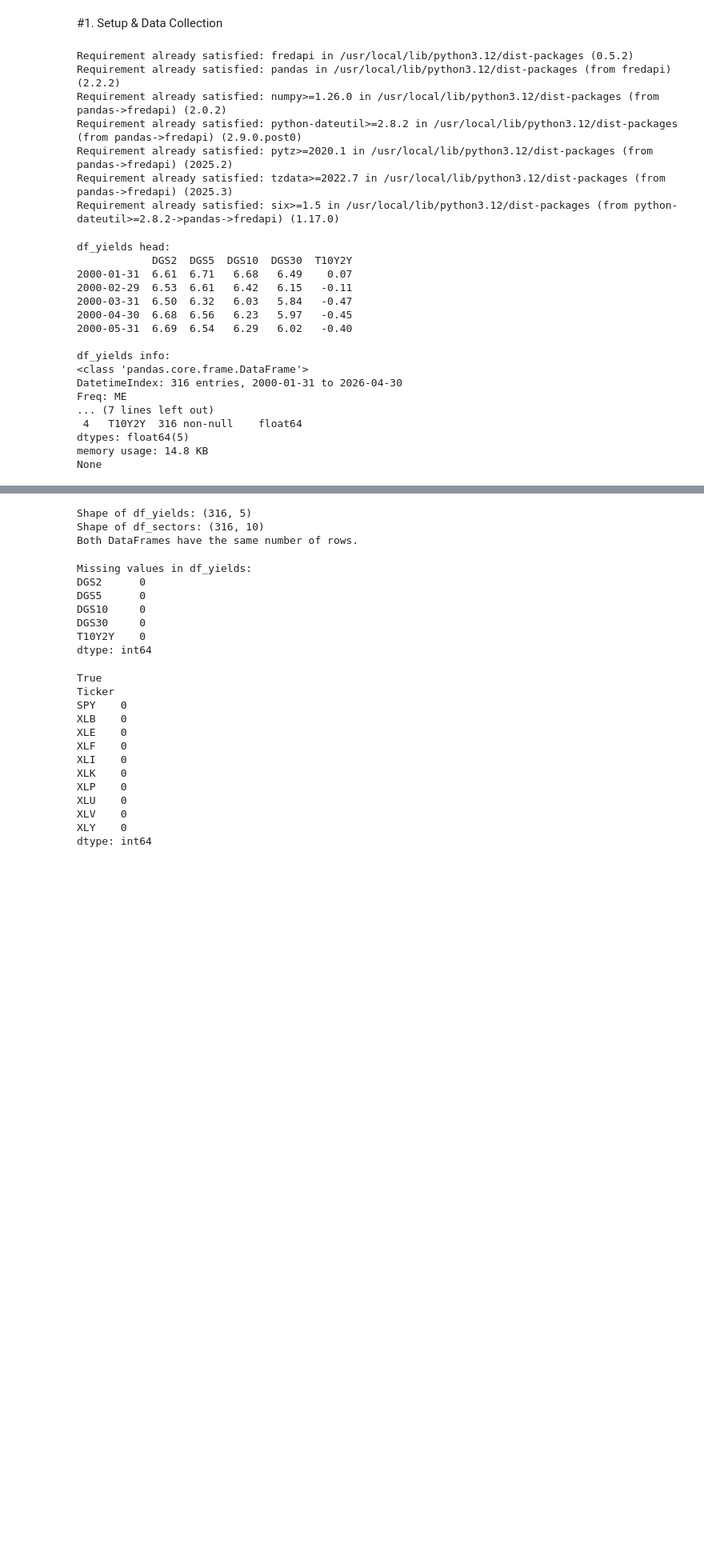
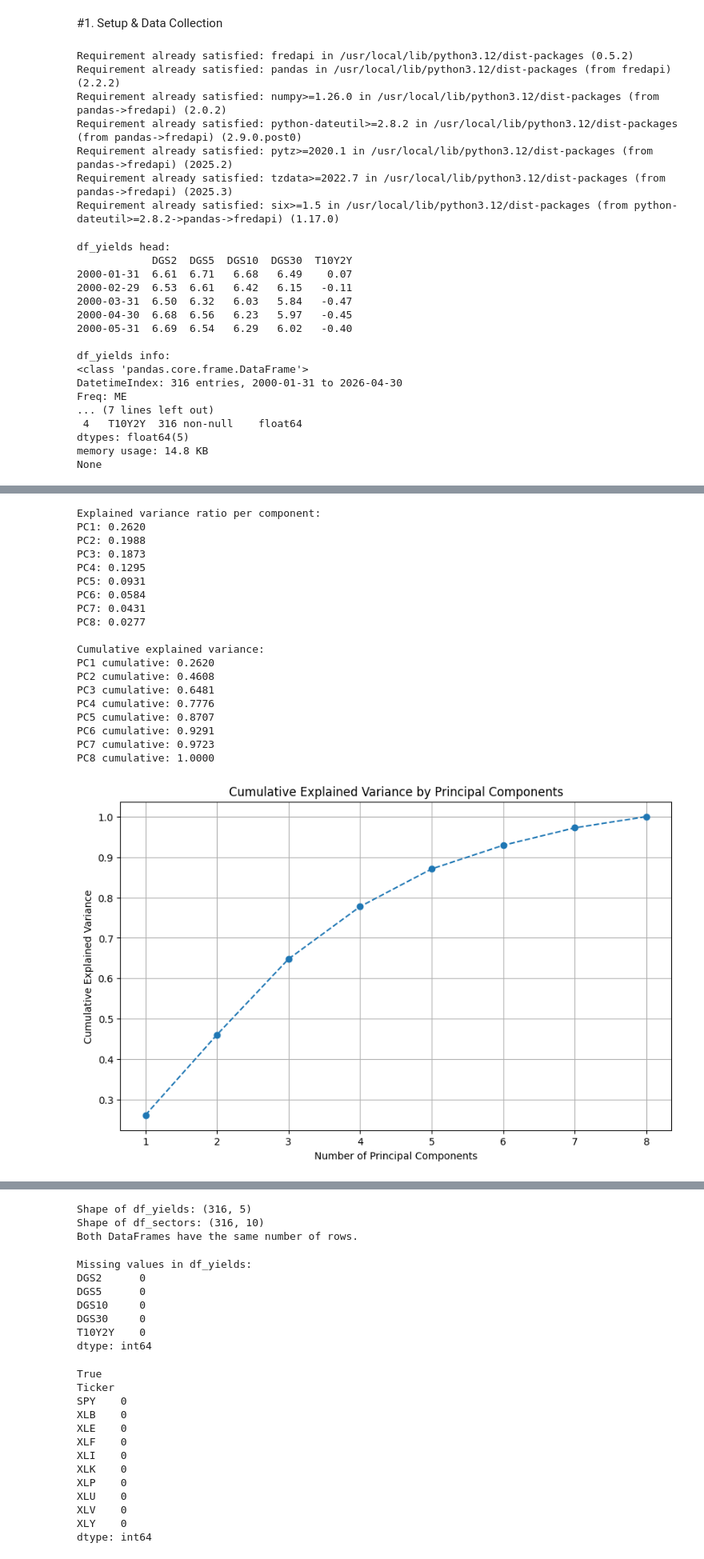
Before and after one commit to praneethk002/AM11_Individual_Assignment, a Jupyter notebook: ML_Final_Assignment.ipynb, the cells around one changed output, grey strips where cells are left out. Shown at 80% size. Saved outputs shown, nothing was run; the diff lists cells and outputs as text; code cells hidden in the pictures; blank space fills up the shorter version.

```diff
--- a/ML_Final_Assignment.ipynb
+++ b/ML_Final_Assignment.ipynb
@@ -114 +114,61 @@ df_yields.dropna(how='all')
 316 rows × 5 columns
+# %%
+from sklearn.preprocessing import StandardScaler
+from sklearn.decomposition import PCA
+
+# 1. Standardize the features
+scaler = StandardScaler()
+X_scaled = scaler.fit_transform(X)
+
+# Convert scaled features back to DataFrame for better interpretability later if needed
+X_scaled_df = pd.DataFrame(X_scaled, columns=X.columns, index=X.index)
+
+print("X_scaled head:")
+display(pd.DataFrame(X_scaled, columns=X.columns, index=X.index).head())
+
+# 2. Apply PCA
+pca = PCA(n_components=None) # Start with None to get all components and analyze explained variance
+X_pca_full = pca.fit_transform(X_scaled)
+
+# 3. Analyze explained variance
+explained_variance_ratio = pca.explained_variance_ratio_
+cumulative_explained_variance = np.cumsum(explained_variance_ratio)
+
+print("\nExplained variance ratio per component:")
+for i, ratio in enumerate(explained_variance_ratio):
+    print(f"PC{i+1}: {ratio:.4f}")
+
+print("\nCumulative explained variance:")
+for i, cum_ratio in enumerate(cumulative_explained_variance):
+    print(f"PC{i+1} cumulative: {cum_ratio:.4f}")
+
+# Plot explained variance
+plt.figure(figsize=(10, 6))
+plt.plot(range(1, len(explained_variance_ratio) + 1), cumulative_explained_variance, marker='o', linestyle='--')
+plt.title('Cumulative Explained Variance by Principal Components')
+plt.xlabel('Number of Principal Components')
+plt.ylabel('Cumulative Explained Variance')
+plt.grid(True)
+plt.show()
+
+# Plot explained variance per component
+plt.figure(figsize=(10, 6))
+plt.bar(range(1, len(explained_variance_ratio) + 1), explained_variance_ratio)
+plt.title('Explained Variance Per Principal Component')
+plt.xlabel('Principal Component')
+plt.ylabel('Explained Variance Ratio')
+plt.grid(True)
+plt.show()
+
+# 4. Re-apply PCA with the selected number of components (e.g., 3 components)
+n_components = 3
+pca_final = PCA(n_components=n_components)
+X_pca = pca_final.fit_transform(X_scaled)
+
+# Convert the PCA results back into a DataFrame for easier handling
+X_pca = pd.DataFrame(X_pca, columns=[f'PC{i+1}' for i in range(n_components)], index=X.index)
+
+print(f"\nShape of X_pca after selecting {n_components} components: {X_pca.shape}")
+print("X_pca head:")
+display(X_pca.head())
+# %% [output]
@@ -114,0 +182,20 @@ df_yields.dropna(how='all')
+Explained variance ratio per component:
+PC1: 0.2620
+PC2: 0.1988
+PC3: 0.1873
+PC4: 0.1295
+PC5: 0.0931
+PC6: 0.0584
+PC7: 0.0431
+PC8: 0.0277
+
+Cumulative explained variance:
+PC1 cumulative: 0.2620
+PC2 cumulative: 0.4608
+PC3 cumulative: 0.6481
+PC4 cumulative: 0.7776
+PC5 cumulative: 0.8707
+PC6 cumulative: 0.9291
+PC7 cumulative: 0.9723
+PC8 cumulative: 1.0000
+[figure, added]
```
Also changed, not shown: parts of 34 cells of this notebook.
